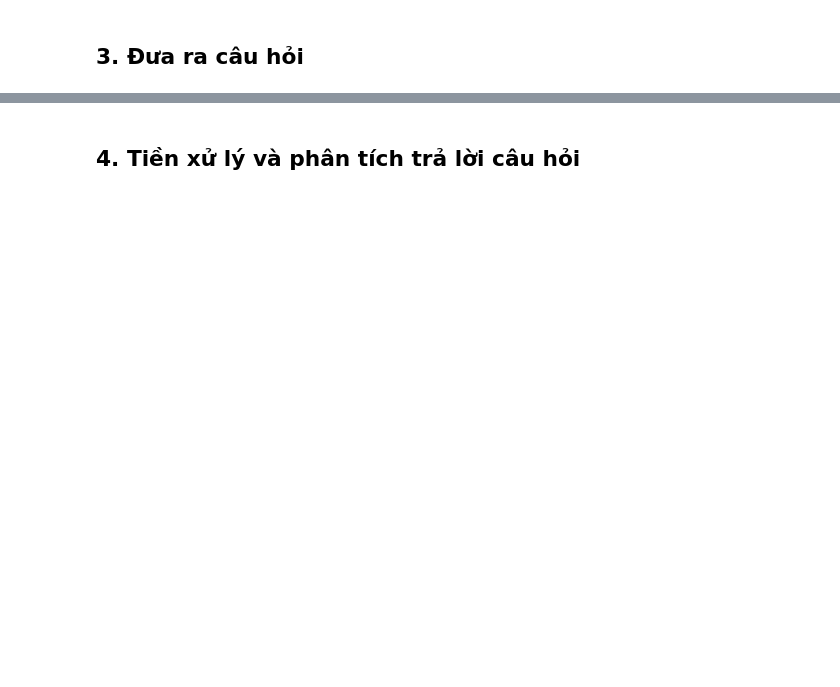
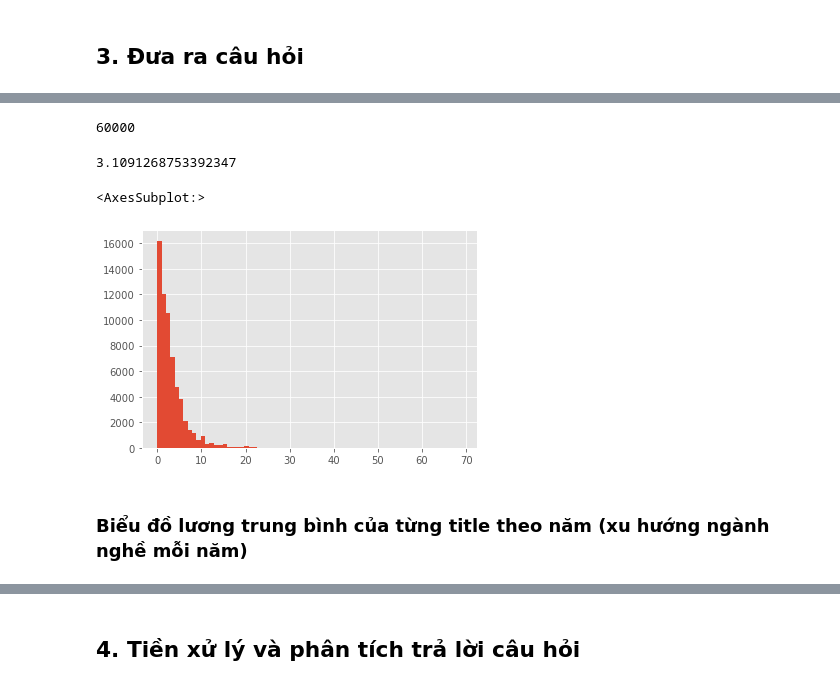
Before and after one commit to TanThinNguyen/P4DS-final-project, a Jupyter notebook: notebook.ipynb, the cells around one changed output, grey strips where cells are left out. Drawn from its saved outputs; the diff is of its cells as text; code cells hidden in the pictures; blank space fills up the shorter version.

```diff
--- a/notebook.ipynb
+++ b/notebook.ipynb
@@ -209,0 +394,15 @@ salary_df
+# %%
+salary_df[salary_df.company=='Facebook']['totalyearlycompensation'].min()
+# %% [output]
+60000
+# %%
+df.yearsatcompany.mean()
+# %% [output]
+3.1091268753392347
+# %%
+salary_df.yearsatcompany.hist(bins=70)
+# %% [output]
+<AxesSubplot:>
+[figure, added]
+# %% [markdown]
+### Biểu đồ lương trung bình của từng title theo năm (xu hướng ngành nghề mỗi năm)
```
Also changed, not shown: parts of 51 cells of this notebook, 1 other file.
